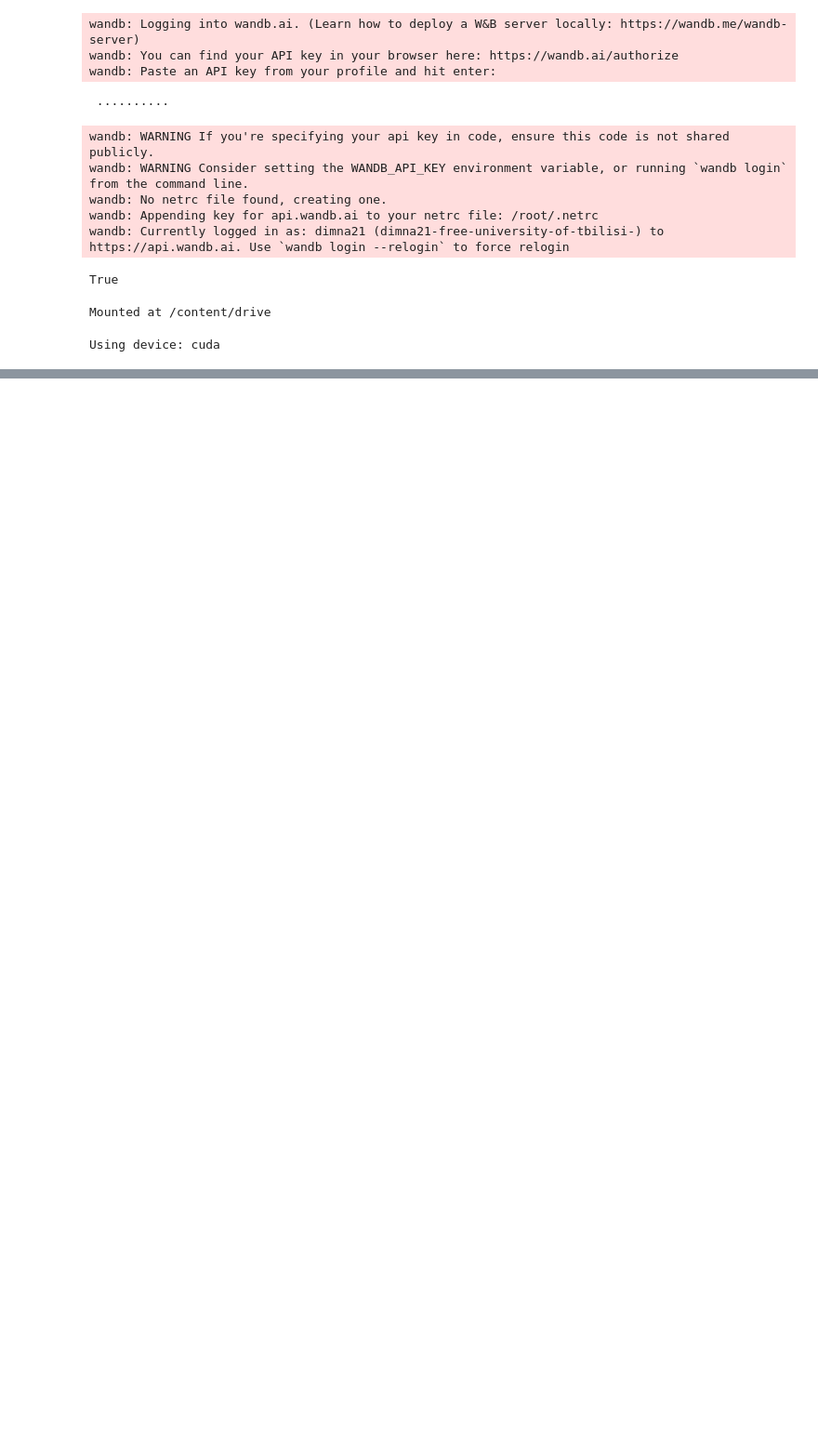
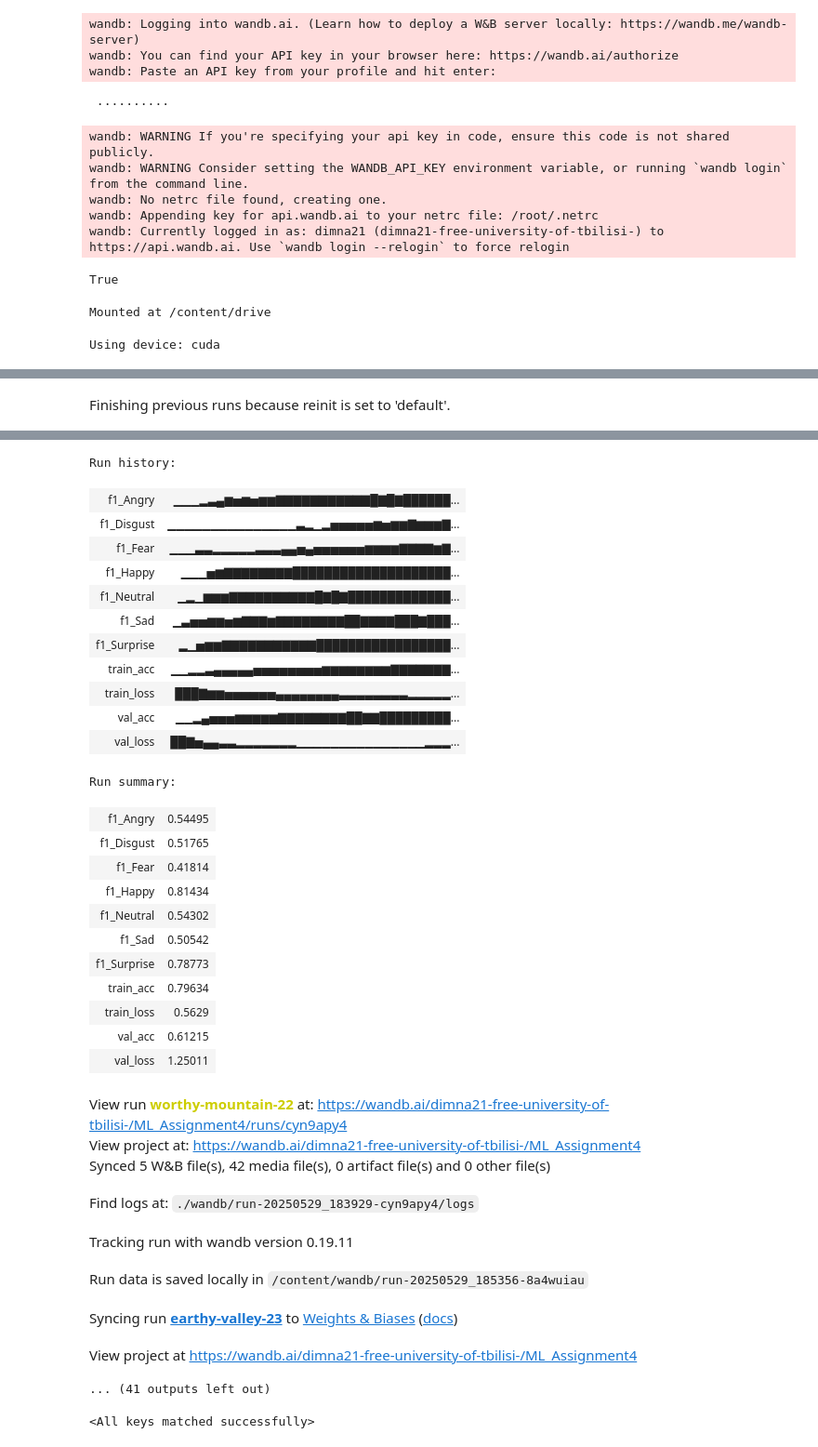
Before and after one commit to dimna21/ML_Assignment4, a Jupyter notebook: FER2013.ipynb, the cells around one changed output, grey strips where cells are left out. Shown at 93% size. Cells and saved outputs as stored; diff of their text form; code cells hidden in the pictures; blank space fills up the shorter version.

```diff
--- a/FER2013.ipynb
+++ b/FER2013.ipynb
@@ -366,14 +535,16 @@ class BaselineModel(nn.Module):
 # %%
-baseline_model = BaselineModel().to(device)
+improved_model = GigaModel().to(device)
 criterion = nn.CrossEntropyLoss()
-optimizer = torch.optim.Adam(baseline_model.parameters(), lr=1e-3)
+optimizer = torch.optim.Adam(improved_model.parameters(), lr=1e-3)
 trained = train_model(
-    baseline_model,
+    improved_model,
     train_dl,
     val_dl,
     criterion,
     optimizer,
     device,
-    epochs=10,
+    epochs=40,
     class_names=class_names
 )
+# %% [output]
+Finishing previous runs because reinit is set to 'default'.
@@ -379,0 +552,33 @@ trained = train_model(
+Run history:
+| f1_Angry | ▁▁▁▂▃▄▆▅▆▅▆▆▇▇▇▇▇▇▇▇▇▇▇█▇█▇██████... |
+| f1_Disgust | ▁▁▁▁▁▁▁▁▁▁▁▁▁▁▁▃▂▁▂▅▅▅▅▅▆▅▆▆▇▆▆▆▇... |
+| f1_Fear | ▁▁▁▃▃▂▂▂▂▂▃▃▃▄▄▅▄▅▅▅▅▅▅▆▆▆▆▇▇▇▇▆▇... |
+| f1_Happy | ▁▁▁▅▆▇▇▇▇▇▇▇▇████████████████████... |
+| f1_Neutral | ▁▂▁▆▆▆▇▇▇▇▇▇▇▇▇▇█▇█▇█████████████... |
+| f1_Sad | ▁▃▅▅▆▆▅▆▇▇▇▆▇▇▇▇▇▇▇▇██▇▇▇▇███▇███... |
+| f1_Surprise | ▂▁▅▆▆▇▇▇▇▇▇▇▇▇▇▇█████████████████... |
+| train_acc | ▁▁▂▂▃▄▄▄▄▄▅▅▅▅▅▅▅▅▆▆▆▆▆▆▆▆▇▇▇▇▇▇▇... |
+| train_loss | ███▇▆▆▅▅▅▅▅▅▄▄▄▄▄▄▄▄▃▃▃▃▃▃▃▃▂▂▂▂▂... |
+| val_acc | ▁▁▂▄▅▅▅▆▆▆▆▆▇▇▇▇▇▇▇▇██▇▇█████████... |
+| val_loss | ██▇▅▄▄▃▃▂▂▂▂▂▂▂▁▁▁▁▁▁▁▁▁▁▁▁▁▁▁▂▂▂... |
+Run summary:
+| f1_Angry | 0.54495 |
+| f1_Disgust | 0.51765 |
+| f1_Fear | 0.41814 |
+| f1_Happy | 0.81434 |
+| f1_Neutral | 0.54302 |
+| f1_Sad | 0.50542 |
+| f1_Surprise | 0.78773 |
+| train_acc | 0.79634 |
+| train_loss | 0.5629 |
+| val_acc | 0.61215 |
+| val_loss | 1.25011 |
+View run worthy-mountain-22 at: https://wandb.ai/dimna21-free-university-of-tbilisi-/ML_Assignment4/runs/cyn9apy4
+View project at: https://wandb.ai/dimna21-free-university-of-tbilisi-/ML_Assignment4
+Synced 5 W&B file(s), 42 media file(s), 0 artifact file(s) and 0 other file(s)
+Find logs at: ./wandb/run-20250529_183929-cyn9apy4/logs
+Tracking run with wandb version 0.19.11
+Run data is saved locally in /content/wandb/run-20250529_185356-8a4wuiau
+Syncing run earthy-valley-23 to Weights & Biases (docs)
+View project at https://wandb.ai/dimna21-free-university-of-tbilisi-/ML_Assignment4
+... (41 outputs left out)
@@ -379,0 +587,5 @@ trained = train_model(
+# %%
+improved_model = GigaModel().to(device)
+improved_model.load_state_dict(torch.load("checkpoint40.pth"))
+# %% [output]
+<All keys matched successfully>
```
Also changed, not shown: parts of 8 cells of this notebook.
